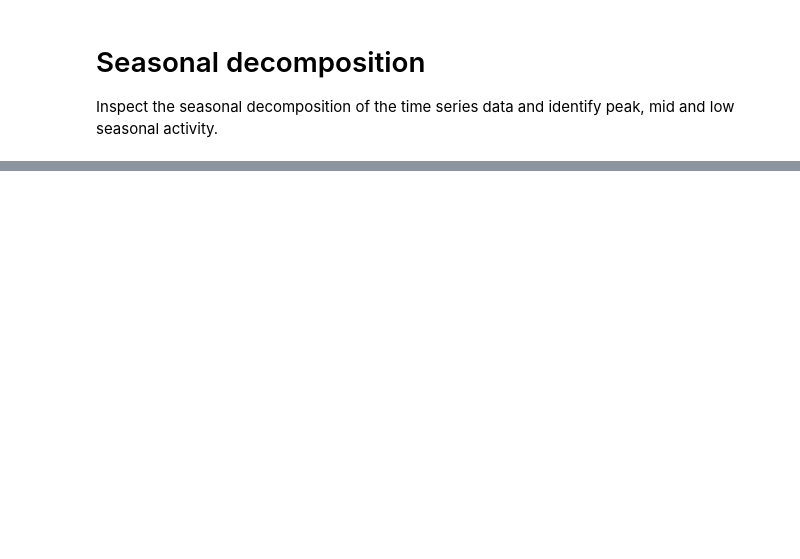
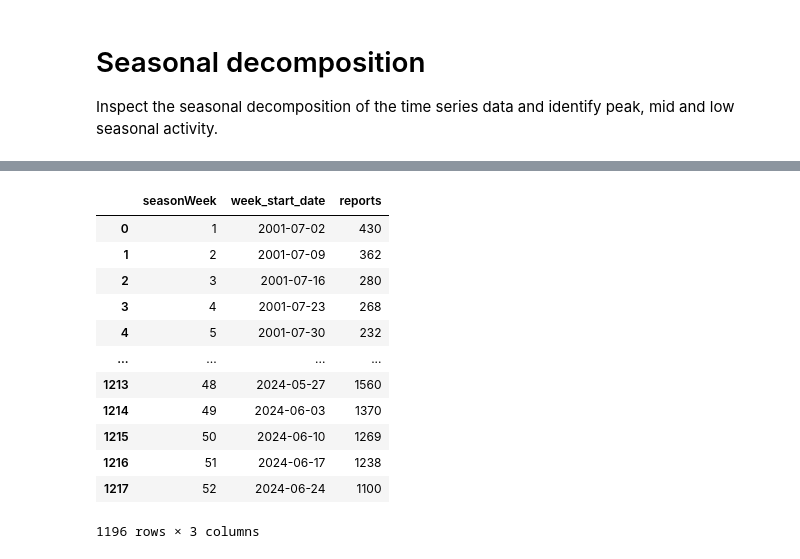
Before and after one commit to nina-prog/sem-outbreak-detection, a Jupyter notebook: notebooks/eda.ipynb, the cells around one changed output, grey strips where cells are left out. Cells and saved outputs as stored; diff of their text form; code cells hidden in the pictures; blank space fills up the shorter version.

```diff
--- a/notebooks/eda.ipynb
+++ b/notebooks/eda.ipynb
@@ -368,0 +360,18 @@ df_cleaned
+# %%
+df_temp = df_cleaned.copy()
+df_temp = df_temp[["seasonWeek", "week_start_date", "reports"]]
+df_temp
+# %% [output]
+|  | seasonWeek | week_start_date | reports |
+| 0 | 1 | 2001-07-02 | 430 |
+| 1 | 2 | 2001-07-09 | 362 |
+| 2 | 3 | 2001-07-16 | 280 |
+| 3 | 4 | 2001-07-23 | 268 |
+| 4 | 5 | 2001-07-30 | 232 |
+| ... | ... | ... | ... |
+| 1213 | 48 | 2024-05-27 | 1560 |
+| 1214 | 49 | 2024-06-03 | 1370 |
+| 1215 | 50 | 2024-06-10 | 1269 |
+| 1216 | 51 | 2024-06-17 | 1238 |
+| 1217 | 52 | 2024-06-24 | 1100 |
+1196 rows × 3 columns
```
Also changed, not shown: parts of 12 cells of this notebook, 1 other file.
